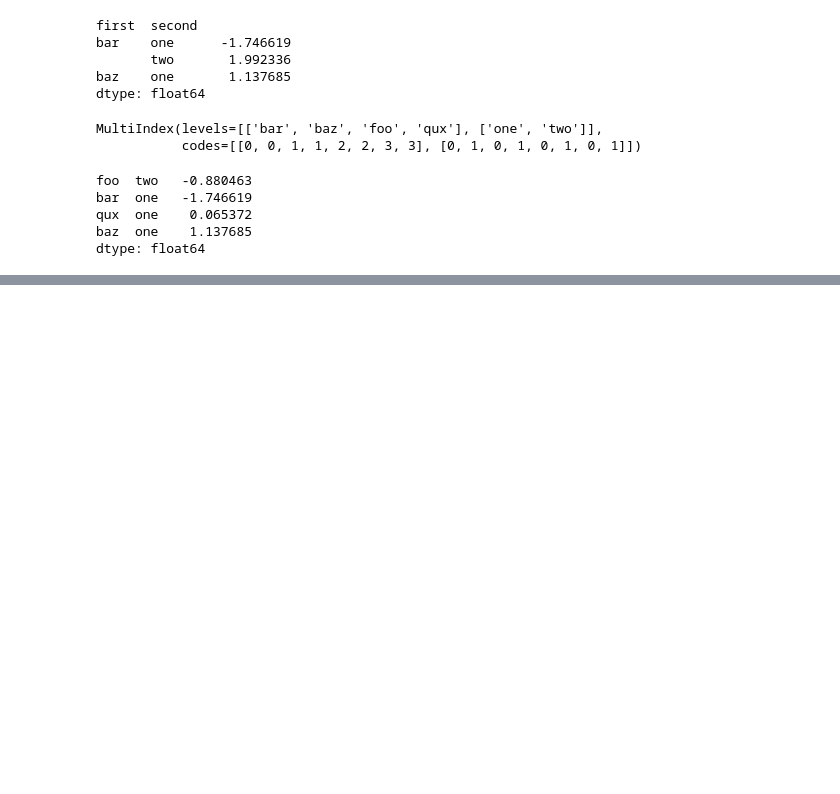
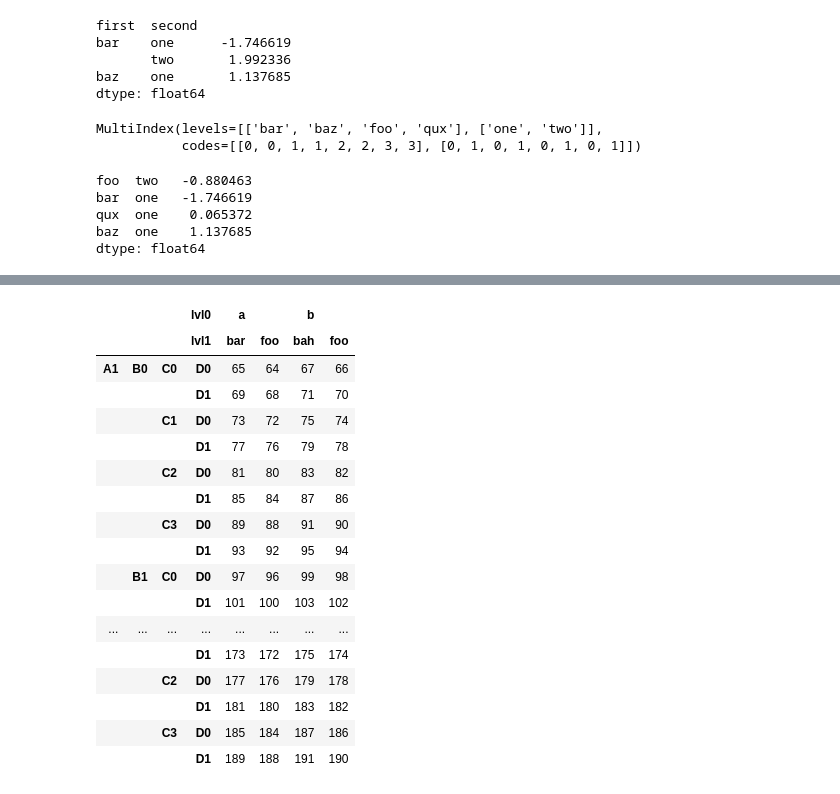
Before and after one commit to sushtend/100-days-of-ml-code, a Jupyter notebook: code/ml/pandas/Essential basic functionality.ipynb, the cells around one changed output, grey strips where cells are left out. Cells and saved outputs as stored; diff of their text form; code cells hidden in the pictures; blank space fills up the shorter version.

```diff
--- a/code/ml/pandas/Essential basic functionality.ipynb
+++ b/code/ml/pandas/Essential basic functionality.ipynb
@@ -1822,0 +1973,21 @@ dtype: float64
+# %%
+dfmi.loc[slice('A1','A2'),:]
+# %% [output]
+|  |  |  | lvl0 | a |  | b |  |
+|  |  |  | lvl1 | bar | foo | bah | foo |
+| A1 | B0 | C0 | D0 | 65 | 64 | 67 | 66 |
+|  |  |  | D1 | 69 | 68 | 71 | 70 |
+|  |  | C1 | D0 | 73 | 72 | 75 | 74 |
+|  |  |  | D1 | 77 | 76 | 79 | 78 |
+|  |  | C2 | D0 | 81 | 80 | 83 | 82 |
+|  |  |  | D1 | 85 | 84 | 87 | 86 |
+|  |  | C3 | D0 | 89 | 88 | 91 | 90 |
+|  |  |  | D1 | 93 | 92 | 95 | 94 |
+|  | B1 | C0 | D0 | 97 | 96 | 99 | 98 |
+|  |  |  | D1 | 101 | 100 | 103 | 102 |
+| ... | ... | ... | ... | ... | ... | ... | ... |
+|  |  |  | D1 | 173 | 172 | 175 | 174 |
+|  |  | C2 | D0 | 177 | 176 | 179 | 178 |
+|  |  |  | D1 | 181 | 180 | 183 | 182 |
+|  |  | C3 | D0 | 185 | 184 | 187 | 186 |
+|  |  |  | D1 | 189 | 188 | 191 | 190 |
```
Also changed, not shown: parts of 79 cells of this notebook.
